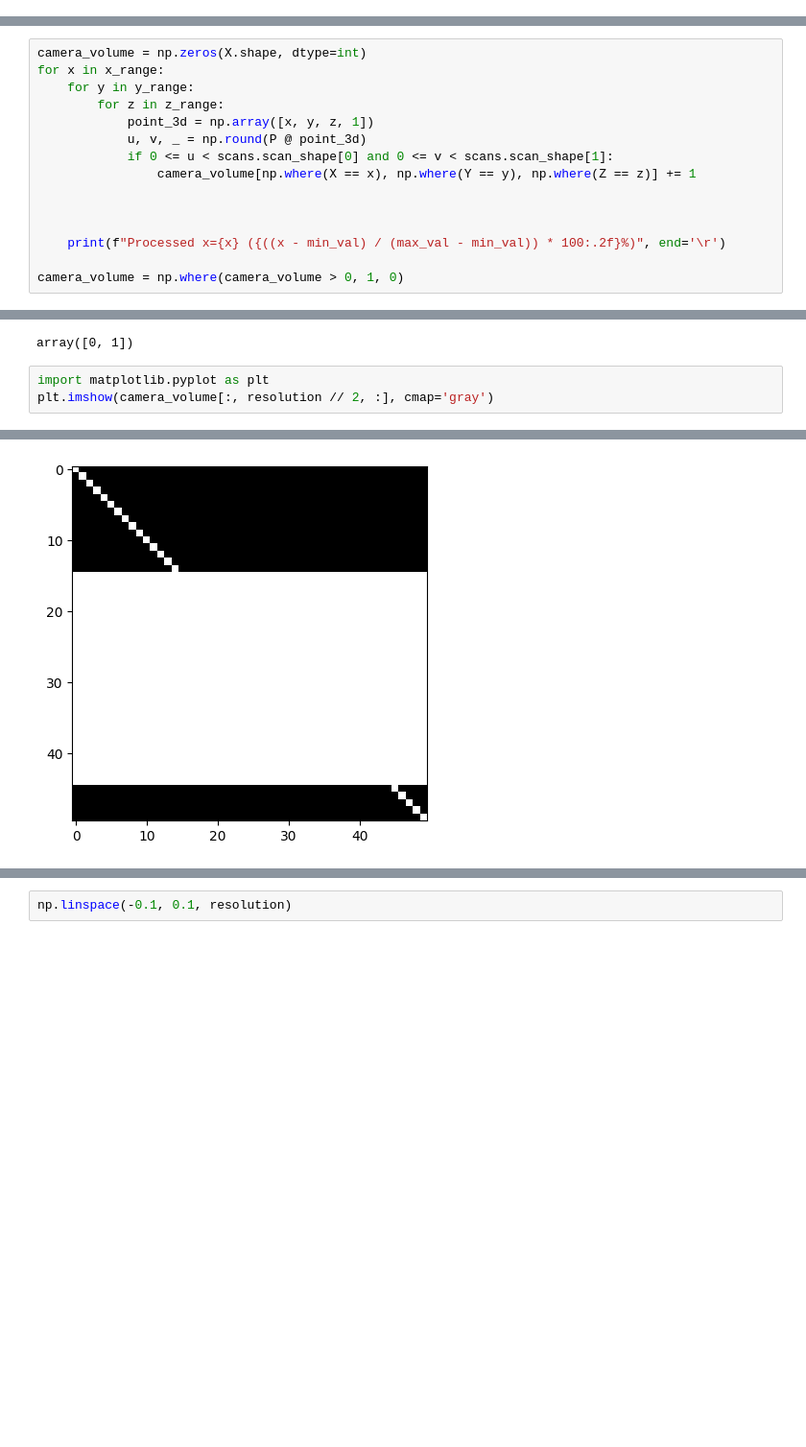
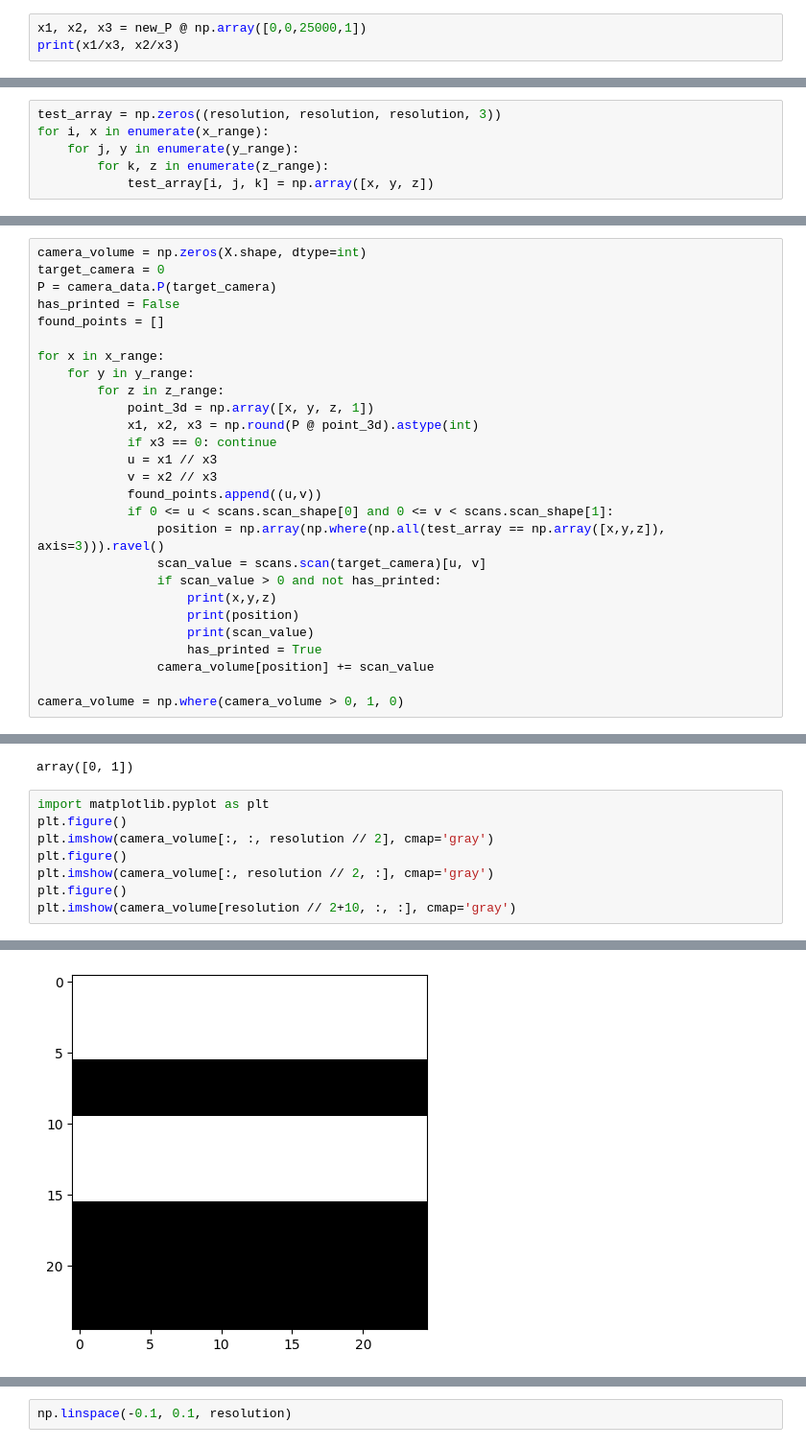
Before and after one commit to GuilhermeCosta-Ferreira/ARM-SOFT-Scanning, a Jupyter notebook: 3d_reconstruction/reconstruction_nb.ipynb, the cells around one changed output, grey strips where cells are left out. Shown at 96% size. Drawn from its saved outputs; the diff is of its cells as text; blank space fills up the shorter version.

```diff
--- a/3d_reconstruction/reconstruction_nb.ipynb
+++ b/3d_reconstruction/reconstruction_nb.ipynb
@@ -79,0 +185,3 @@ X, Y, Z = np.meshgrid(x_range, y_range, z_range)
+# %%
+x1, x2, x3 = new_P @ np.array([0,0,25000,1])
+print(x1/x3, x2/x3)
@@ -79,0 +253,6 @@ X, Y, Z = np.meshgrid(x_range, y_range, z_range)
+# %%
+test_array = np.zeros((resolution, resolution, resolution, 3))
+for i, x in enumerate(x_range):
+    for j, y in enumerate(y_range):
+        for k, z in enumerate(z_range):
+            test_array[i, j, k] = np.array([x, y, z])
@@ -80,16 +268,28 @@ X, Y, Z = np.meshgrid(x_range, y_range, z_range)
 # %%
 camera_volume = np.zeros(X.shape, dtype=int)
+target_camera = 0
+P = camera_data.P(target_camera)
+has_printed = False
+found_points = []
+
 for x in x_range:
     for y in y_range:
         for z in z_range:
             point_3d = np.array([x, y, z, 1])
-            u, v, _ = np.round(P @ point_3d)
+            x1, x2, x3 = np.round(P @ point_3d).astype(int)
+            if x3 == 0: continue
+            u = x1 // x3
+            v = x2 // x3
+            found_points.append((u,v))
             if 0 <= u < scans.scan_shape[0] and 0 <= v < scans.scan_shape[1]:
-                camera_volume[np.where(X == x), np.where(Y == y), np.where(Z == z)] += 1
-
-
-
-    print(f"Processed x={x} ({((x - min_val) / (max_val - min_val)) * 100:.2f}%)", end='\r')
+                position = np.array(np.where(np.all(test_array == np.array([x,y,z]), axis=3))).ravel()
+                scan_value = scans.scan(target_camera)[u, v]
+                if scan_value > 0 and not has_printed:
+                    print(x,y,z)
+                    print(position)
+                    print(scan_value)
+                    has_printed = True
+                camera_volume[position] += scan_value
 
 camera_volume = np.where(camera_volume > 0, 1, 0)
 # %% [output]
@@ -100,7 +313,12 @@ np.unique(camera_volume)
 array([0, 1])
 # %%
 import matplotlib.pyplot as plt
+plt.figure()
+plt.imshow(camera_volume[:, :, resolution // 2], cmap='gray')
+plt.figure()
 plt.imshow(camera_volume[:, resolution // 2, :], cmap='gray')
+plt.figure()
+plt.imshow(camera_volume[resolution // 2+10, :, :], cmap='gray')
 # %% [output]
 <matplotlib.image.AxesImage at 0x...>
-[figure, old version]
+[figure, new version]
```
Also changed, not shown: parts of 26 cells of this notebook, 32 other files.
